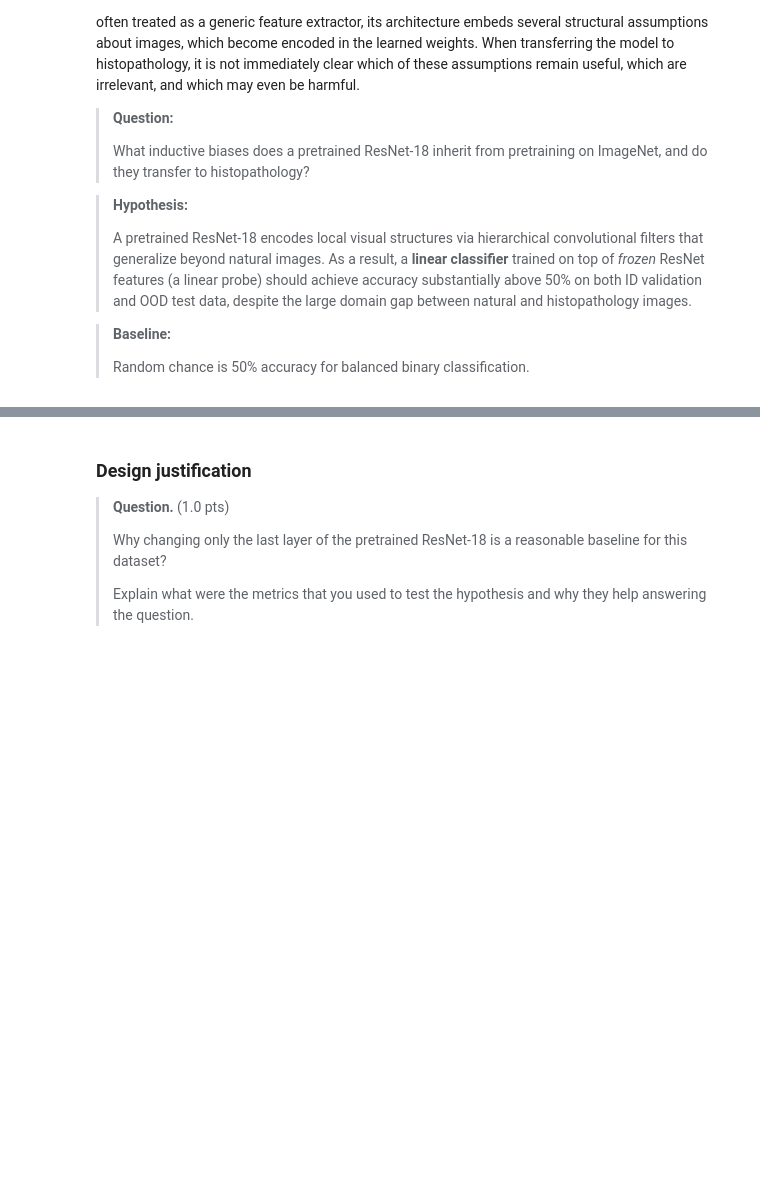
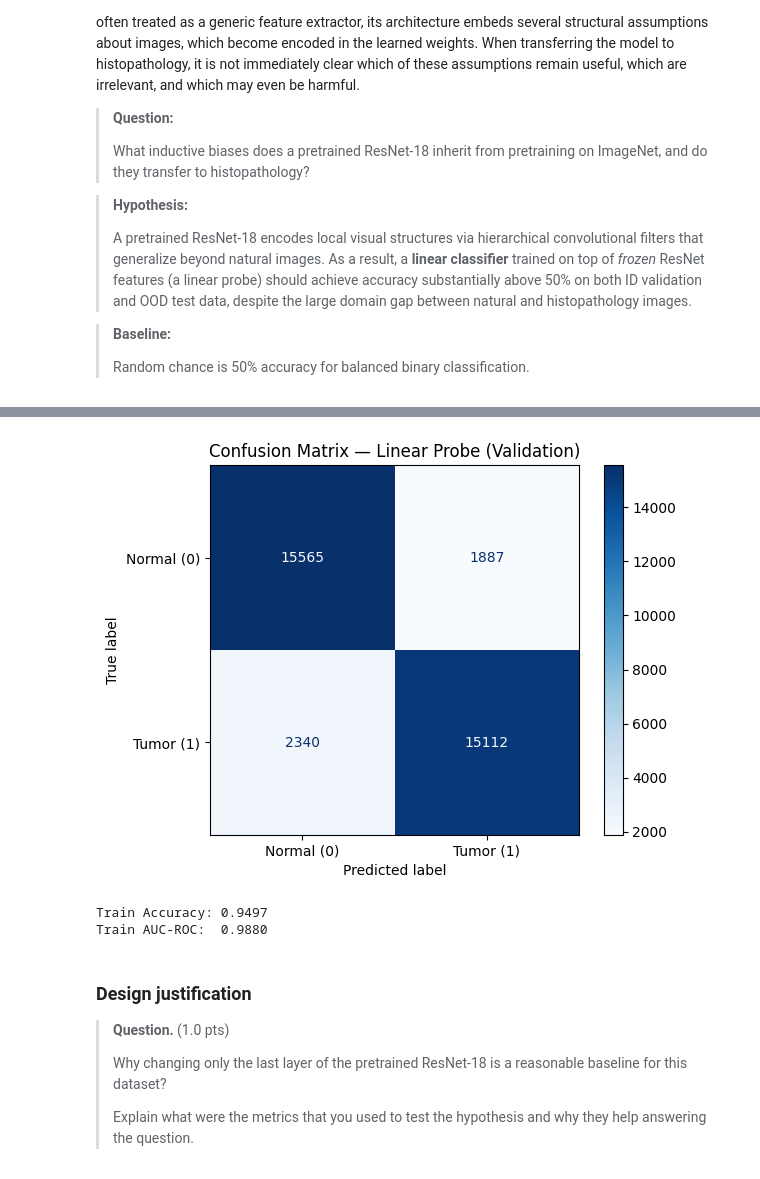
Before and after one commit to mariagabi-lustosa/Tarefa3_MC886, a Jupyter notebook: mc886_1s2026_assignment_3.ipynb, the cells around one changed output, grey strips where cells are left out. Saved outputs shown, nothing was run; the diff lists cells and outputs as text; code cells hidden in the pictures; blank space fills up the shorter version.

```diff
--- a/mc886_1s2026_assignment_3.ipynb
+++ b/mc886_1s2026_assignment_3.ipynb
@@ -484,0 +534,17 @@ history = train_model(model, train_loader, criterion, optimizer, n_epochs=5)
+# %%
+# Confusion matrix
+preds = (val_metrics["probs"] >= 0.5).astype(int)
+cm = confusion_matrix(val_metrics["labels"], preds)
+disp = ConfusionMatrixDisplay(cm, display_labels=["Normal (0)", "Tumor (1)"])
+disp.plot(cmap="Blues")
+plt.title("Confusion Matrix — Linear Probe (Validation)")
+plt.show()
+# %% [output]
+[figure, added]
+# %%
+train_metrics = evaluate_model(model, train_loader)
+print(f"Train Accuracy: {train_metrics['accuracy']:.4f}")
+print(f"Train AUC-ROC:  {train_metrics['auc_roc']:.4f}")
+# %% [output]
+Train Accuracy: 0.9497
+Train AUC-ROC:  0.9880
```
Also changed, not shown: parts of 26 cells of this notebook, 1 other file.
